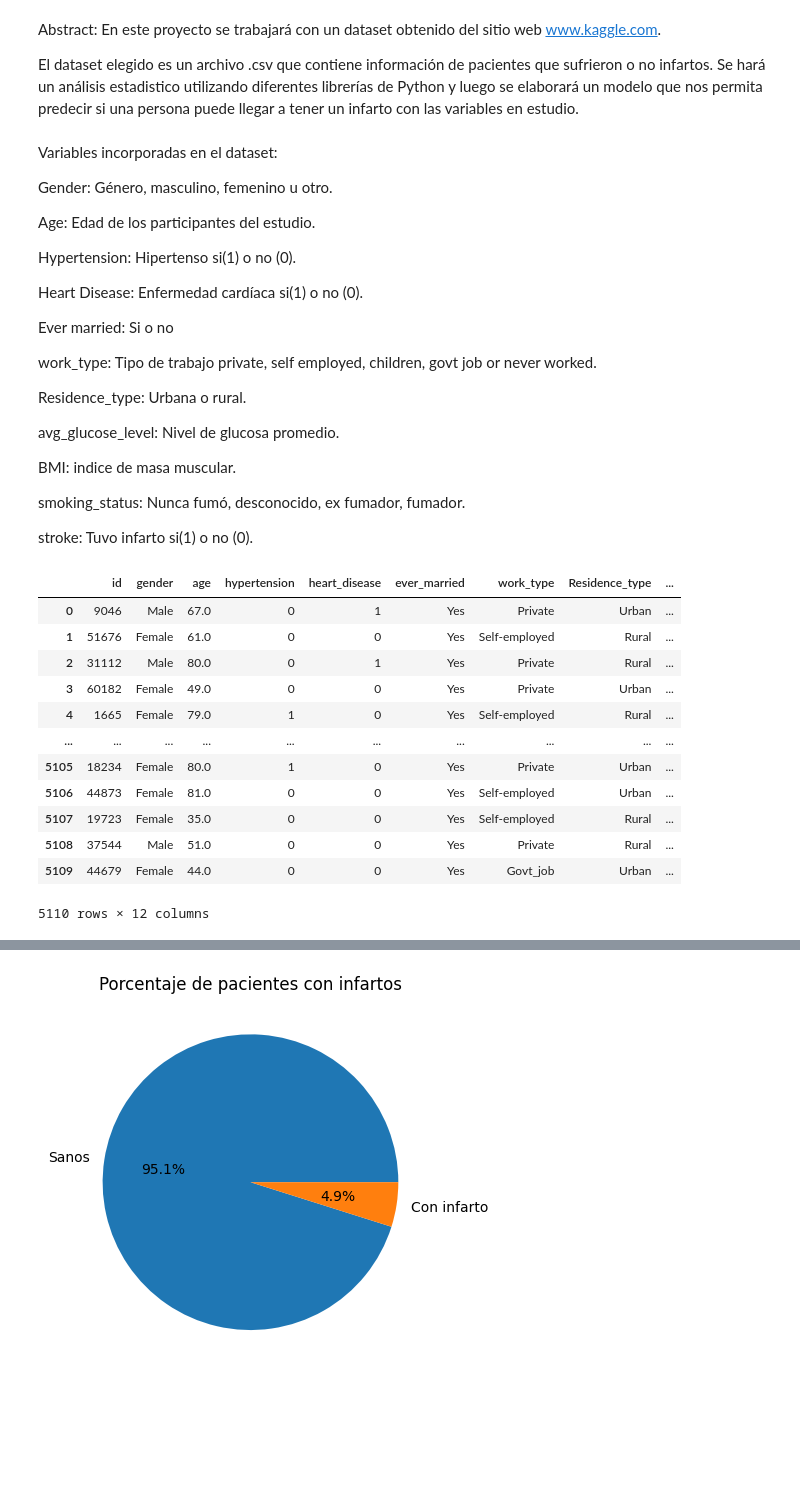
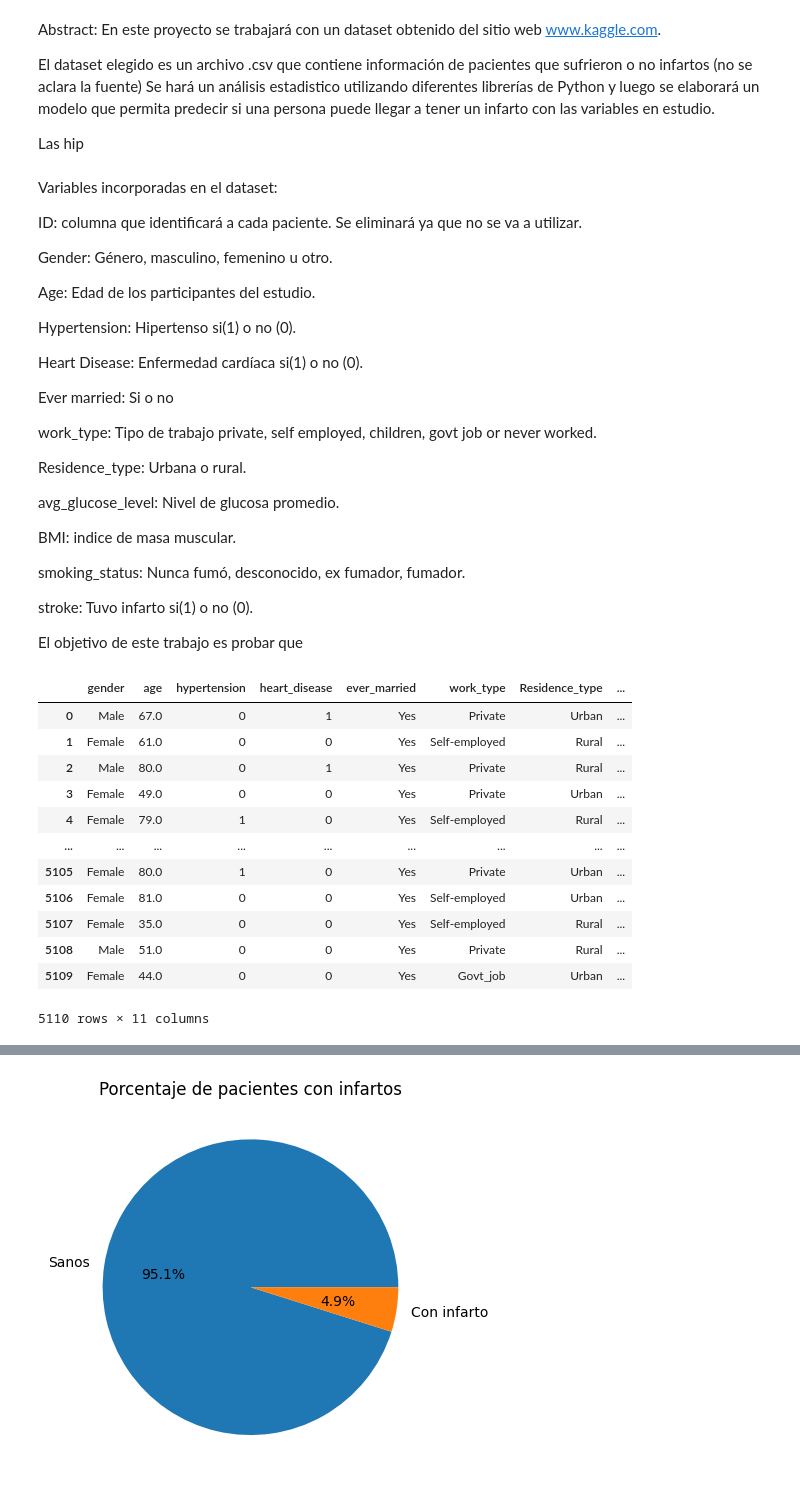
Before and after one commit to andresgabas/DS-Coderhouse, a Jupyter notebook: Visualización_Gabás.ipynb, the cells around one changed output, grey strips where cells are left out. Drawn from its saved outputs; the diff is of its cells as text; code cells hidden in the pictures; blank space fills up the shorter version.

```diff
--- a/Visualización_Gabás.ipynb
+++ b/Visualización_Gabás.ipynb
@@ -9,10 +9,14 @@ import numpy as np
 Abstract:
 En este proyecto se trabajará con un dataset obtenido del sitio web www.kaggle.com.
 
-El dataset elegido es un archivo .csv que contiene información de pacientes que sufrieron o no infartos. Se hará un análisis estadistico utilizando diferentes librerías de Python y luego se elaborará un modelo que nos permita
-predecir si una persona puede llegar a tener un infarto con las variables en estudio.
+El dataset elegido es un archivo .csv que contiene información de pacientes que sufrieron o no infartos (no se aclara la fuente)
+Se hará un análisis estadistico utilizando diferentes librerías de Python y luego se elaborará un modelo que permita predecir si una persona puede llegar a tener un infarto con las variables en estudio.
+
+Las hip
 # %% [markdown]
 Variables incorporadas en el dataset:
+
+ID: columna que identificará a cada paciente. Se eliminará ya que no se va a utilizar.
 
 Gender: Género, masculino, femenino u otro.
 
@@ -35,21 +39,24 @@ BMI: indice de masa muscular.
 smoking_status: Nunca fumó, desconocido, ex fumador, fumador.
 
 stroke: Tuvo infarto si(1) o no (0).
+
+El objetivo de este trabajo es probar que
 # %%
 url = 'https://raw.githubusercontent.com/andresgabas/DS-Coderhouse/main/healthcare-dataset-stroke-data.csv'
-stroke = pd.read_csv(url)
-stroke
+Stroke = pd.read_csv(url)
-# %% [output]
-|  | id | gender | age | hypertension | heart_disease | ever_married | work_type | Residence_type | ... |
-| 0 | 9046 | Male | 67.0 | 0 | 1 | Yes | Private | Urban | ... |
-| 1 | 51676 | Female | 61.0 | 0 | 0 | Yes | Self-employed | Rural | ... |
-| 2 | 31112 | Male | 80.0 | 0 | 1 | Yes | Private | Rural | ... |
-| 3 | 60182 | Female | 49.0 | 0 | 0 | Yes | Private | Urban | ... |
-| 4 | 1665 | Female | 79.0 | 1 | 0 | Yes | Self-employed | Rural | ... |
-| ... | ... | ... | ... | ... | ... | ... | ... | ... | ... |
-| 5105 | 18234 | Female | 80.0 | 1 | 0 | Yes | Private | Urban | ... |
-| 5106 | 44873 | Female | 81.0 | 0 | 0 | Yes | Self-employed | Urban | ... |
-| 5107 | 19723 | Female | 35.0 | 0 | 0 | Yes | Self-employed | Rural | ... |
-| 5108 | 37544 | Male | 51.0 | 0 | 0 | Yes | Private | Rural | ... |
-| 5109 | 44679 | Female | 44.0 | 0 | 0 | Yes | Govt_job | Urban | ... |
-5110 rows × 12 columns
+# %%
+Stroke.drop('id', axis=1)
+# %% [output]
+|  | gender | age | hypertension | heart_disease | ever_married | work_type | Residence_type | ... |
+| 0 | Male | 67.0 | 0 | 1 | Yes | Private | Urban | ... |
+| 1 | Female | 61.0 | 0 | 0 | Yes | Self-employed | Rural | ... |
+| 2 | Male | 80.0 | 0 | 1 | Yes | Private | Rural | ... |
+| 3 | Female | 49.0 | 0 | 0 | Yes | Private | Urban | ... |
+| 4 | Female | 79.0 | 1 | 0 | Yes | Self-employed | Rural | ... |
+| ... | ... | ... | ... | ... | ... | ... | ... | ... |
+| 5105 | Female | 80.0 | 1 | 0 | Yes | Private | Urban | ... |
+| 5106 | Female | 81.0 | 0 | 0 | Yes | Self-employed | Urban | ... |
+| 5107 | Female | 35.0 | 0 | 0 | Yes | Self-employed | Rural | ... |
+| 5108 | Male | 51.0 | 0 | 0 | Yes | Private | Rural | ... |
+| 5109 | Female | 44.0 | 0 | 0 | Yes | Govt_job | Urban | ... |
+5110 rows × 11 columns
```
Also changed, not shown: parts of 7 cells of this notebook.
